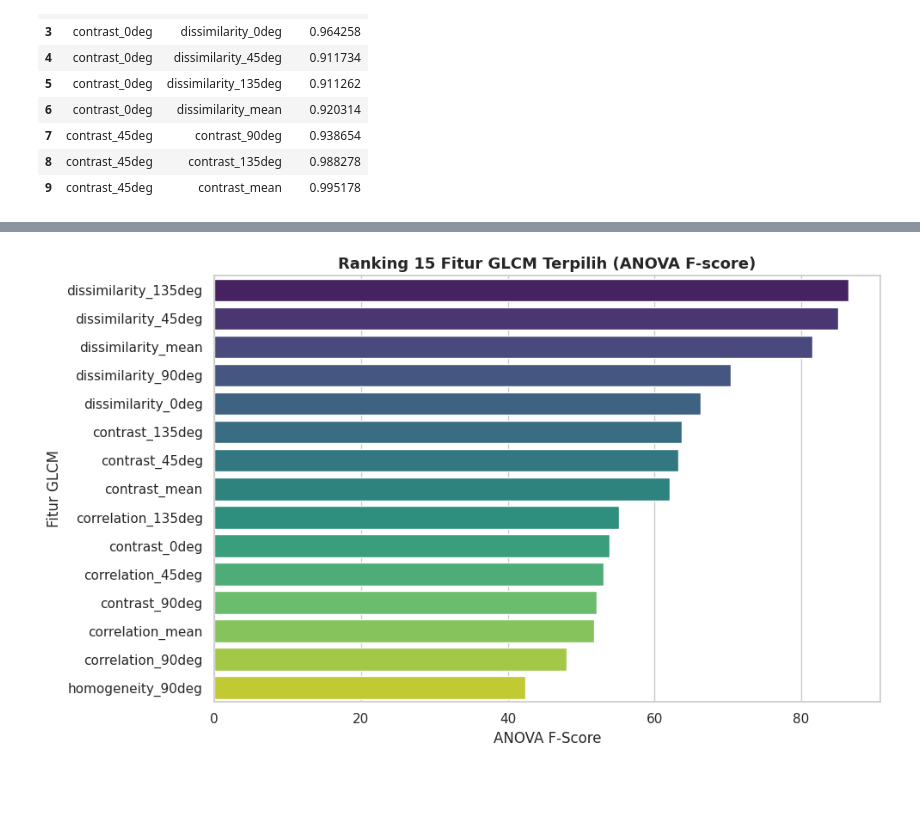
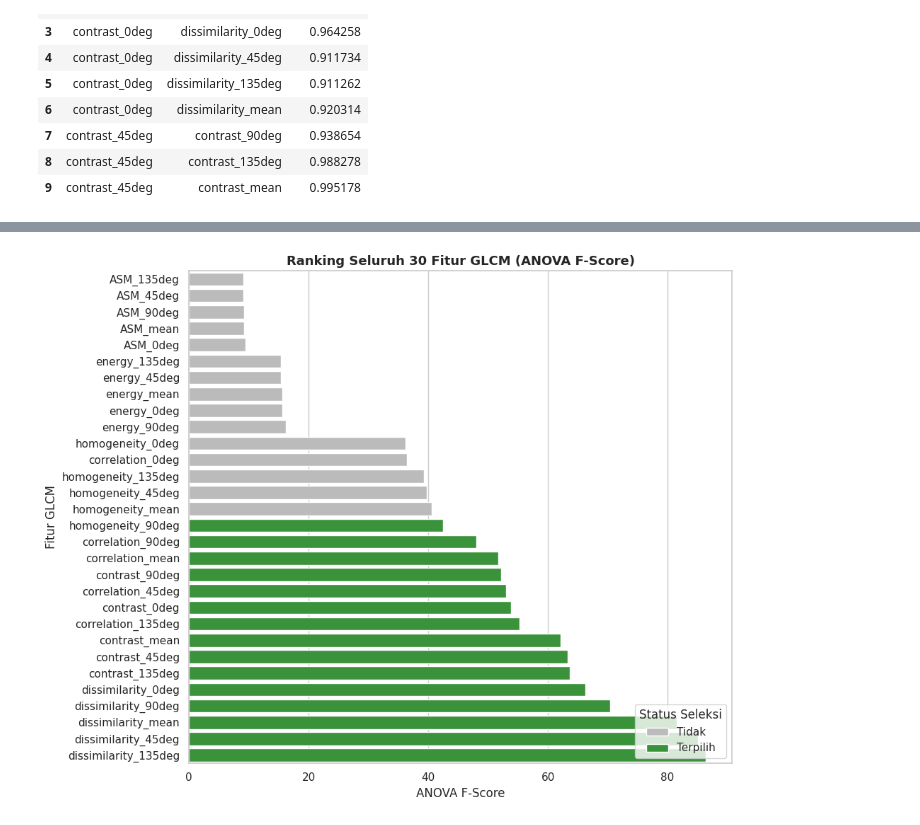
Before and after one commit to maullanailhammm/Remplementasi-Jurnal, a Jupyter notebook: reimplementasi_glcm_svm_chili.ipynb, the cells around one changed output, grey strips where cells are left out. Cells and saved outputs as stored; diff of their text form; code cells hidden in the pictures; blank space fills up the shorter version.

```diff
--- a/reimplementasi_glcm_svm_chili.ipynb
+++ b/reimplementasi_glcm_svm_chili.ipynb
@@ -398,38 +405,79 @@ Ditemukan 104 Pasangan Fitur dengan Korelasi Sangat Tinggi (|r| >= 0.90):
 # %%
-# Standardisasi Fitur (StandardScaler) - FIT HANYA PADA TRAIN
+# ============================================================
+# LANGKAH 1 - Standardisasi Fitur (StandardScaler)
+# FIT HANYA pada training set; valid/ dan test/ hanya transform()
+# ============================================================
 scaler = StandardScaler()
-X_train_scaled = scaler.fit_transform(X_train_raw)
-X_val_scaled   = scaler.transform(X_val_raw)
-X_test_scaled  = scaler.transform(X_test_raw)
+X_train_scaled = scaler.fit_transform(X_train_raw)   # TRAIN : fit + transform
+X_val_scaled   = scaler.transform(X_val_raw)         # VALID : transform saja
+X_test_scaled  = scaler.transform(X_test_raw)        # TEST  : transform saja
 
-# Seleksi Fitur ANOVA F-test - FIT HANYA PADA TRAIN
+print("Verifikasi StandardScaler (tanpa data leakage):")
+print(f"  - Jumlah fitur input       : {X_train_raw.shape[1]}")
+print(f"  - Mean hasil fit (3 fitur) : {np.round(scaler.mean_[:3], 4)}")
+print(f"  - Skala hasil fit (3 fitur): {np.round(scaler.scale_[:3], 4)}")
+print(f"  - Shape train (scaled)     : {X_train_scaled.shape}")
+print(f"  - Shape valid (scaled)     : {X_val_scaled.shape}")
+print(f"  - Shape test  (scaled)     : {X_test_scaled.shape}")
+
+# ============================================================
+# LANGKAH 2 - Daftar 30 Fitur GLCM Awal
+# ============================================================
+df_initial_features = pd.DataFrame({
+    'No': np.arange(1, len(feature_columns) + 1),
+    'Nama Fitur Awal': feature_columns
+})
+print(f"\n--- Daftar {len(feature_columns)} Fitur GLCM Awal ---")
+display(df_initial_features)
+
+# ============================================================
+# LANGKAH 3 - Seleksi Fitur ANOVA F-test
+# FIT HANYA pada X_train_scaled & y_train
+# ============================================================
 k_best = 15
 selector = SelectKBest(score_func=f_classif, k=k_best)
-X_train_fs = selector.fit_transform(X_train_scaled, y_train)
-X_val_fs   = selector.transform(X_val_scaled)
-X_test_fs  = selector.transform(X_test_scaled)
+X_train_fs = selector.fit_transform(X_train_scaled, y_train)   # TRAIN : fit + transform
+X_val_fs   = selector.transform(X_val_scaled)                  # VALID : transform saja
+X_test_fs  = selector.transform(X_test_scaled)                 # TEST  : transform saja
 
-# Informasi Fitur Terpilih
+# Tabel ranking seluruh 30 fitur (terpilih / tidak terpilih)
+df_ranking_features = pd.DataFrame({
+    'Nama Fitur': feature_columns,
+    'F-Score': selector.scores_,
+    'p-value': selector.pvalues_,
+    'Status': ['Terpilih' if s else 'Tidak' for s in selector.get_support()]
+}).sort_values(by='F-Score', ascending=False).reset_index(drop=True)
+df_ranking_features.insert(0, 'Ranking', np.arange(1, len(df_ranking_features) + 1))
+
+print(f"\n--- Ranking Seluruh {len(feature_columns)} Fitur GLCM (ANOVA F-test, fit pada train) ---")
+display(df_ranking_features)
+
+# Daftar 15 fitur terpilih
 selected_mask = selector.get_support()
-selected_features = [feature_columns[i] for i, supp in enumerate(selected_mask) if supp]
-f_scores = selector.scores_[selected_mask]
-f_pvalues = selector.pvalues_[selected_mask]
+selected_features = [f for f, supp in zip(feature_columns, selected_mask) if supp]
 
-df_selected_info = pd.DataFrame({
-    'Nama Fitur Terpilih': selected_features,
-    'Nilai F-Score': f_scores,
-    'Nilai p-value': f_pvalues
-}).sort_values(by='Nilai F-Score', ascending=False).reset_index(drop=True)
+print(f"Jumlah fitur awal     : {len(feature_columns)}")
+print(f"Jumlah fitur terpilih : {len(selected_features)} (k={k_best})")
+print("\nDaftar 15 Fitur GLCM Terpilih:")
+for i, fname in enumerate(selected_features, start=1):
+    print(f"  {i:2d}. {fname}")
 
-print(f"--- Top {k_best} Fitur GLCM Terpilih Hasil Seleksi ANOVA F-test ---")
-display(df_selected_info)
+print(f"\nShape train (selected): {X_train_fs.shape}")
+print(f"Shape valid (selected): {X_val_fs.shape}")
+print(f"Shape test  (selected): {X_test_fs.shape}")
 
-# Visualisasi Ranking F-Score Fitur Terpilih
-plt.figure(figsize=(10, 6))
-sns.barplot(data=df_selected_info, x='Nilai F-Score', y='Nama Fitur Terpilih', palette='viridis')
-plt.title(f"Ranking {k_best} Fitur GLCM Terpilih (ANOVA F-score)", fontsize=13, fontweight='bold')
+# Visualisasi ranking F-Score seluruh fitur
+df_plot_fs = df_ranking_features.sort_values(by='F-Score', ascending=True)
+plt.figure(figsize=(10, 8))
+sns.barplot(
+    data=df_plot_fs, x='F-Score', y='Nama Fitur',
+    hue='Status', dodge=False,
+    palette={'Terpilih': '#2ca02c', 'Tidak': '#bbbbbb'}
+)
+plt.title("Ranking Seluruh 30 Fitur GLCM (ANOVA F-Score)", fontsize=13, fontweight='bold')
 plt.xlabel("ANOVA F-Score")
 plt.ylabel("Fitur GLCM")
+plt.legend(title='Status Seleksi', loc='lower right')
 plt.tight_layout()
 plt.show()
 # %% [output]
@@ -453 +545 @@ plt.show()
-[figure, old version]
+[figure, new version]
```
Also changed, not shown: parts of 24 cells of this notebook.
